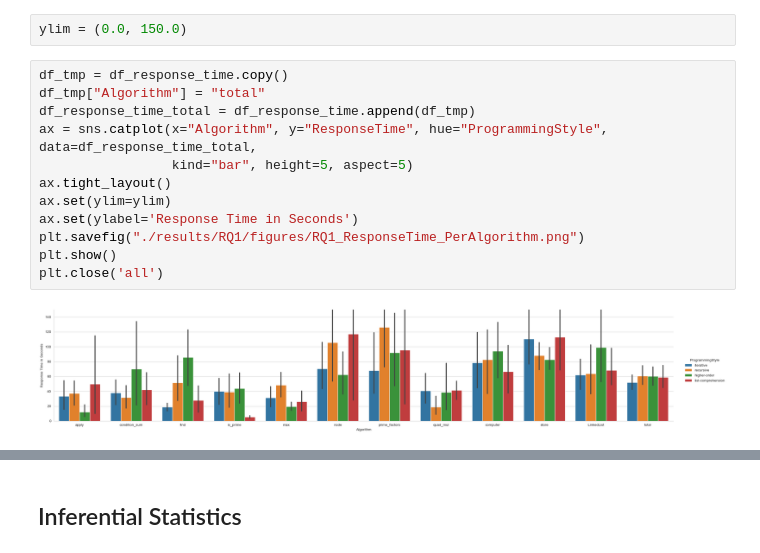
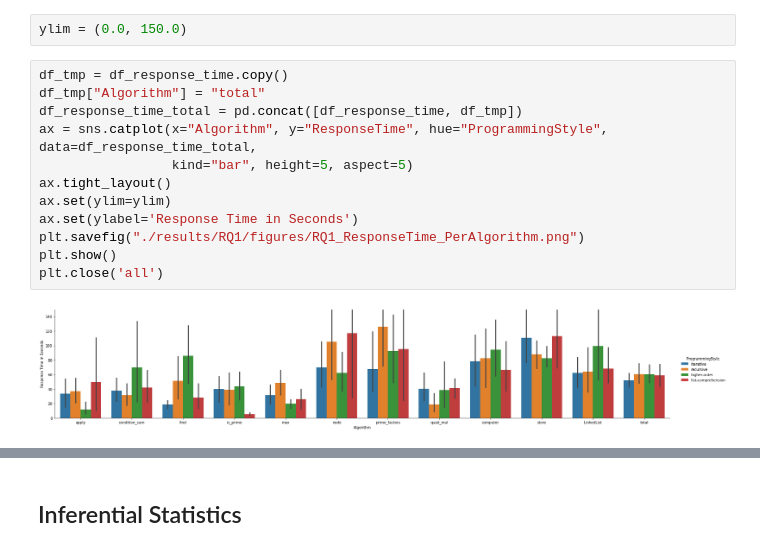
Before and after one commit to Sonaion/bachelor-arbeit, a Jupyter notebook: DataEvaluation/RQ01_01_Behavioral.ipynb, the cells around one changed output, grey strips where cells are left out. Cells and saved outputs as stored; diff of their text form.

```diff
--- a/DataEvaluation/RQ01_01_Behavioral.ipynb
+++ b/DataEvaluation/RQ01_01_Behavioral.ipynb
@@ -184,17 +167,17 @@ ylim = (0.0, 150.0)
 # %%
 df_tmp = df_response_time.copy()
 df_tmp["Algorithm"] = "total"
-df_response_time_total = df_response_time.append(df_tmp)
+df_response_time_total = pd.concat([df_response_time, df_tmp])
 ax = sns.catplot(x="Algorithm", y="ResponseTime", hue="ProgrammingStyle", data=df_response_time_total,
                  kind="bar", height=5, aspect=5)
 ax.tight_layout()
 ax.set(ylim=ylim)
 ax.set(ylabel='Response Time in Seconds')
 plt.savefig("./results/RQ1/figures/RQ1_ResponseTime_PerAlgorithm.png")
 plt.show()
 plt.close('all')
 # %% [output]
-[figure, old version]
+[figure, new version]
 # %%
 ax = sns.violinplot(x="ProgrammingStyle", y="ResponseTime", data=df_response_time)
 ax.set(ylabel='Response Time in Seconds')
```
Also changed, not shown: parts of 10 cells of this notebook, 10 other files.
